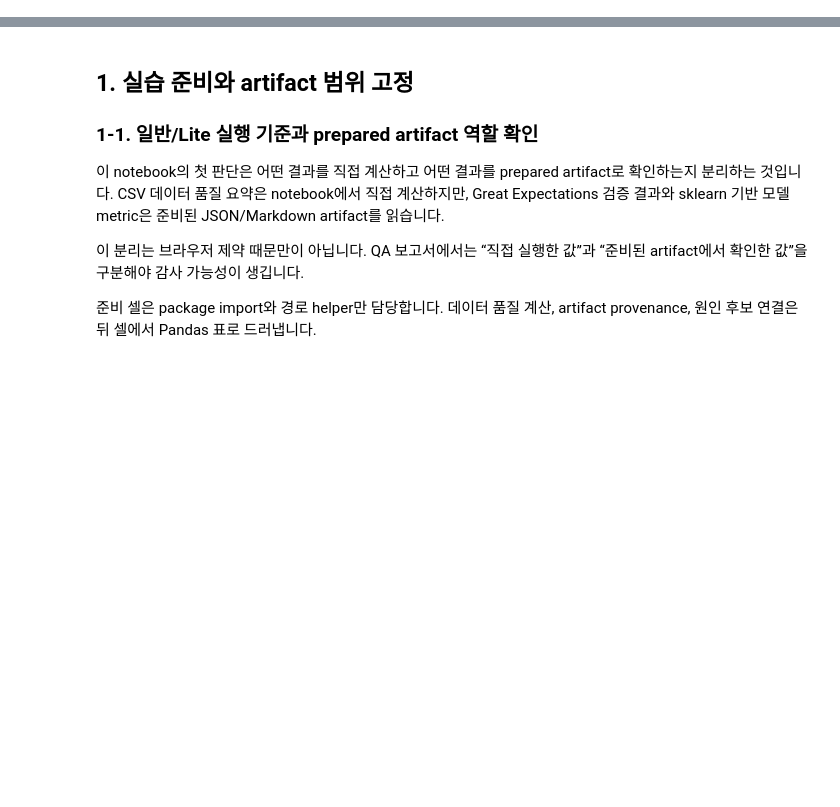
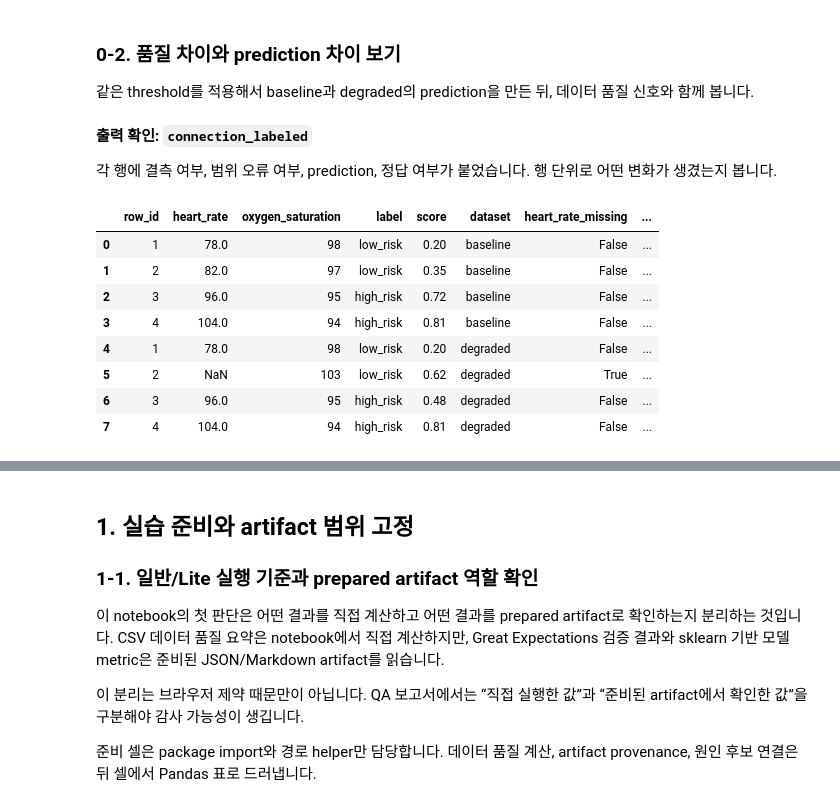
Before and after one commit to seungbaeji/tta-aiqa, a Jupyter notebook: jupyterlite/files/02_model_quality/2_data_metric_connection_lab.ipynb, the cells around one changed output, grey strips where cells are left out. Cells and saved outputs as stored; diff of their text form; code cells hidden in the pictures; blank space fills up the shorter version.

```diff
--- a/jupyterlite/files/02_model_quality/2_data_metric_connection_lab.ipynb
+++ b/jupyterlite/files/02_model_quality/2_data_metric_connection_lab.ipynb
@@ -25,0 +104,50 @@
+# %% [markdown]
+### 0-2. 품질 차이와 prediction 차이 보기
+
+같은 threshold를 적용해서 baseline과 degraded의 prediction을 만든 뒤, 데이터 품질 신호와 함께 봅니다.
+# %%
+connection_threshold = 0.50
+
+def add_connection_flags(frame: pd.DataFrame, dataset: str) -> pd.DataFrame:
+    return frame.assign(
+        dataset=dataset,
+        heart_rate_missing=lambda table: table["heart_rate"].isna(),
+        oxygen_out_of_range=lambda table: table["oxygen_saturation"].gt(100),
+        prediction=lambda table: table["score"].ge(connection_threshold).map({True: "high_risk", False: "low_risk"}),
+        correct=lambda table: table["prediction"].eq(table["label"]),
+    )
+
+connection_labeled = pd.concat(
+    [
+        add_connection_flags(connection_baseline, "baseline"),
+        add_connection_flags(connection_degraded, "degraded"),
+    ],
+    ignore_index=True,
+)
+
+connection_quality_summary = (
+    connection_labeled
+    .groupby("dataset", as_index=False)
+    .agg(
+        heart_rate_missing_count=("heart_rate_missing", "sum"),
+        oxygen_range_error_count=("oxygen_out_of_range", "sum"),
+        high_risk_predictions=("prediction", lambda values: (values == "high_risk").sum()),
+        correct_count=("correct", "sum"),
+    )
+)
+# %% [markdown]
+**출력 확인: `connection_labeled`**
+
+각 행에 결측 여부, 범위 오류 여부, prediction, 정답 여부가 붙었습니다. 행 단위로 어떤 변화가 생겼는지 봅니다.
+# %%
+display(connection_labeled)
+# %% [output]
+|  | row_id | heart_rate | oxygen_saturation | label | score | dataset | heart_rate_missing | ... |
+| 0 | 1 | 78.0 | 98 | low_risk | 0.20 | baseline | False | ... |
+| 1 | 2 | 82.0 | 97 | low_risk | 0.35 | baseline | False | ... |
+| 2 | 3 | 96.0 | 95 | high_risk | 0.72 | baseline | False | ... |
+| 3 | 4 | 104.0 | 94 | high_risk | 0.81 | baseline | False | ... |
+| 4 | 1 | 78.0 | 98 | low_risk | 0.20 | degraded | False | ... |
+| 5 | 2 | NaN | 103 | low_risk | 0.62 | degraded | True | ... |
+| 6 | 3 | 96.0 | 95 | high_risk | 0.48 | degraded | False | ... |
+| 7 | 4 | 104.0 | 94 | high_risk | 0.81 | degraded | False | ... |
```
Also changed, not shown: parts of 57 cells of this notebook, 3 other files.
